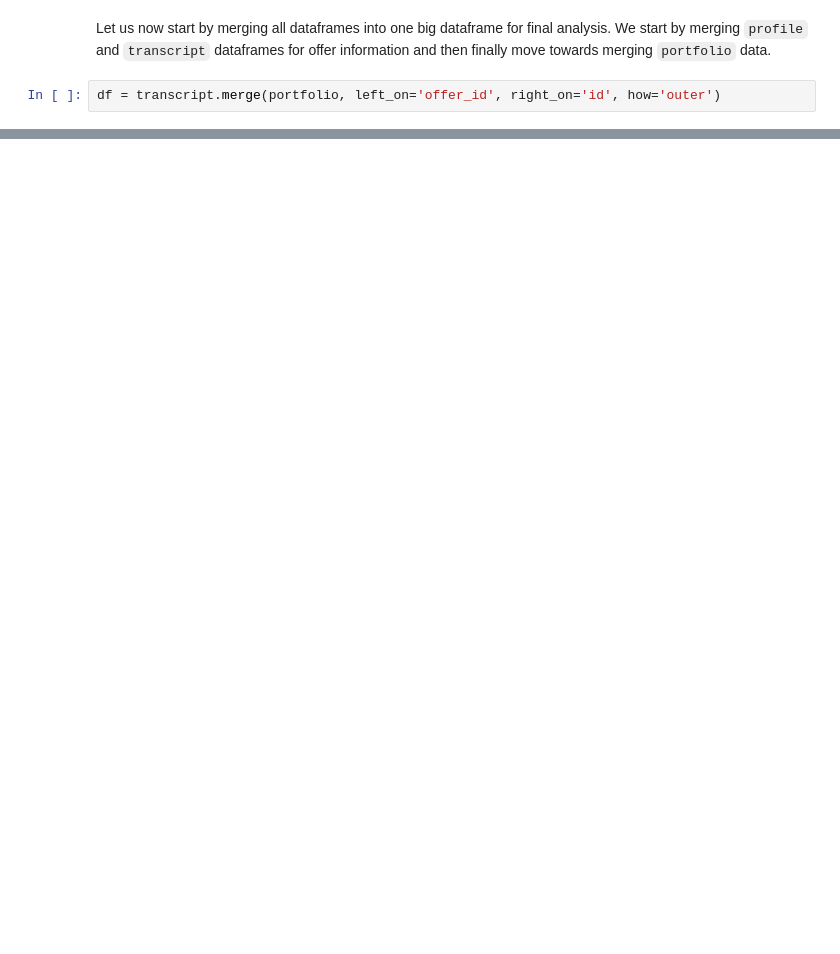
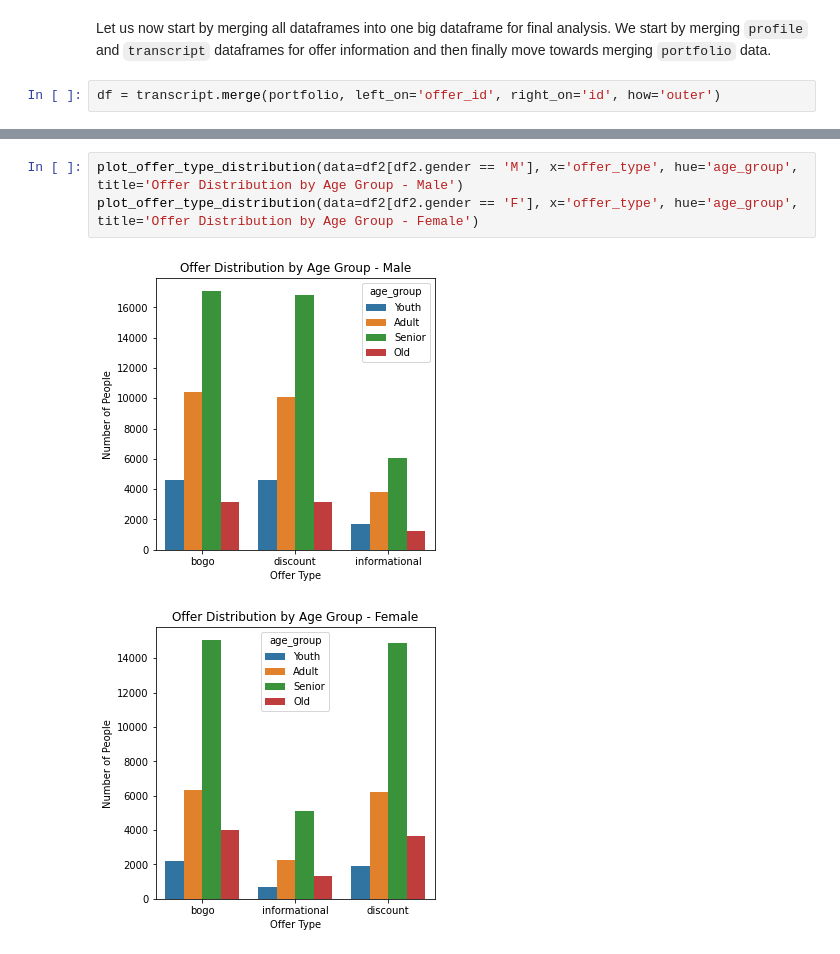
Before and after one commit to Ramshah1/Starbucks-Offers-Analysis, a Jupyter notebook: Starbucks_Capstone_notebook.ipynb, the cells around one changed output, grey strips where cells are left out. Saved outputs shown, nothing was run; the diff lists cells and outputs as text; blank space fills up the shorter version.

```diff
--- a/Starbucks_Capstone_notebook.ipynb
+++ b/Starbucks_Capstone_notebook.ipynb
@@ -535,0 +643,6 @@ df[df['event'] == 'offer completed']         #----------------->Remove in end
+# %%
+plot_offer_type_distribution(data=df2[df2.gender == 'M'], x='offer_type', hue='age_group', title='Offer Distribution by Age Group - Male')
+plot_offer_type_distribution(data=df2[df2.gender == 'F'], x='offer_type', hue='age_group', title='Offer Distribution by Age Group - Female')
+# %% [output]
+[figure, added]
+[figure, added]
```
Also changed, not shown: parts of 61 cells of this notebook.
